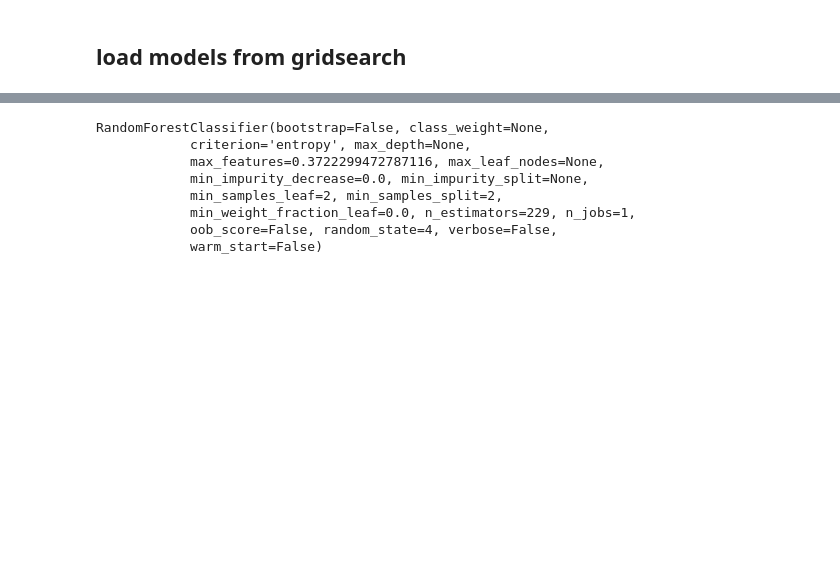
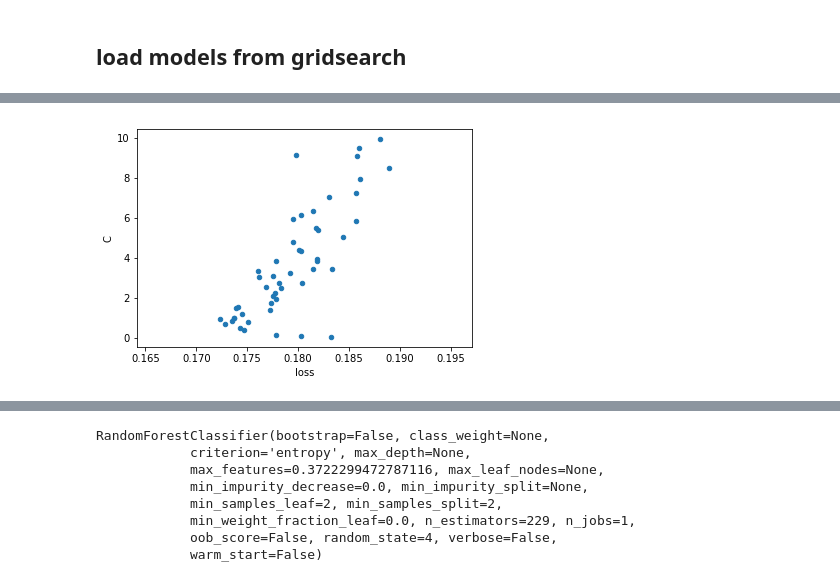
Before and after one commit to Jodahr/CabCancellation, a Jupyter notebook: CabCancellation.ipynb, the cells around one changed output, grey strips where cells are left out. Cells and saved outputs as stored; diff of their text form; code cells hidden in the pictures; blank space fills up the shorter version.

```diff
--- a/CabCancellation.ipynb
+++ b/CabCancellation.ipynb
@@ -288,0 +382,13 @@ fr_ru = dill.load(open('forest_ru.pkl', 'rb'))
+# %%
+trialDF = pd.DataFrame(trial.trials)
+# %%
+trialDF['loss'] = trialDF[['result', 'misc']].apply(lambda x: x['result']['loss'], axis=1)
+# %%
+trialDF['C'] = trialDF[['result', 'misc']].apply(lambda x: x['misc']['vals']['clf__C'][0], axis=1)
+# %%
+DF = trialDF[['loss', 'C']]
+# %%
+DF.plot(x='loss', y='C', kind='scatter')
+plt.show()
+# %% [output]
+[figure, added]
```
Also changed, not shown: parts of 10 cells of this notebook.
